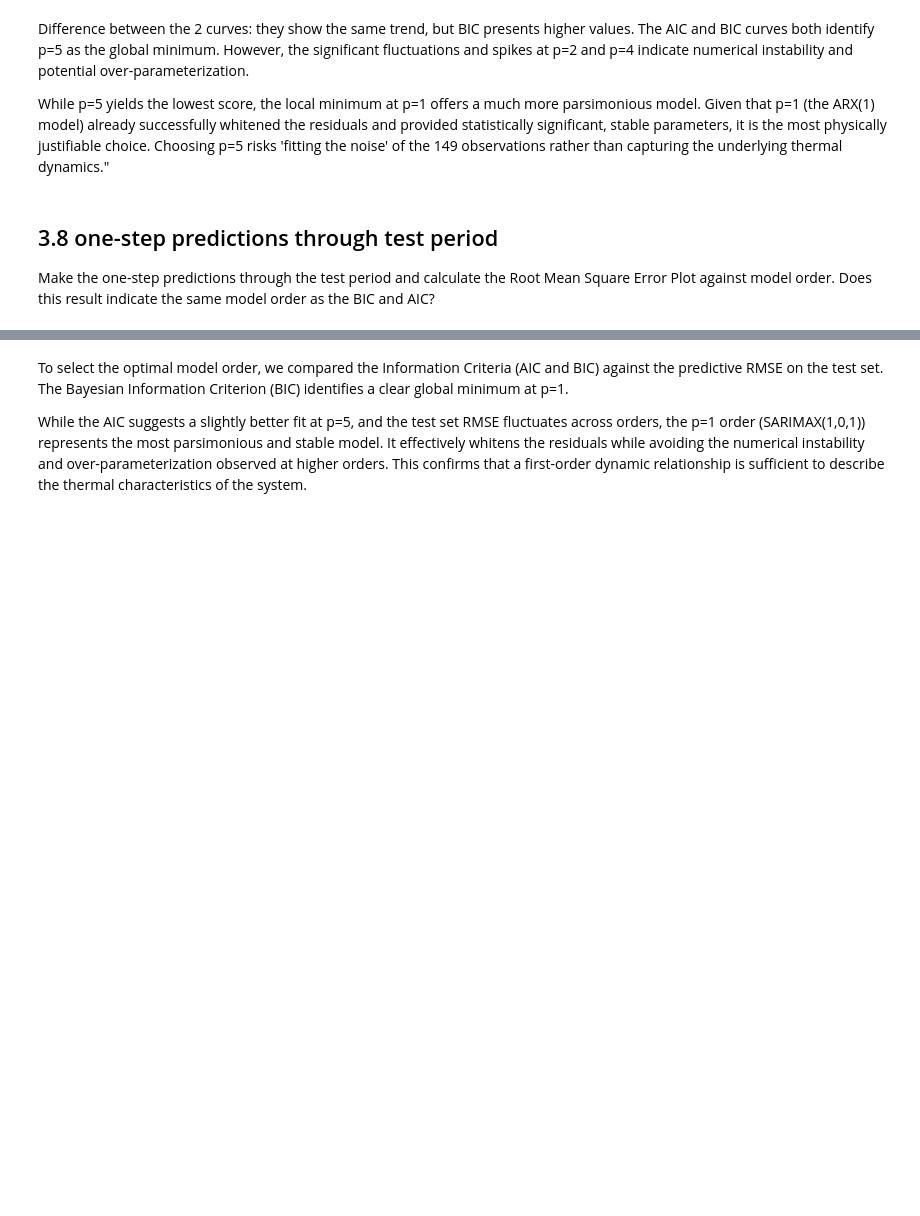
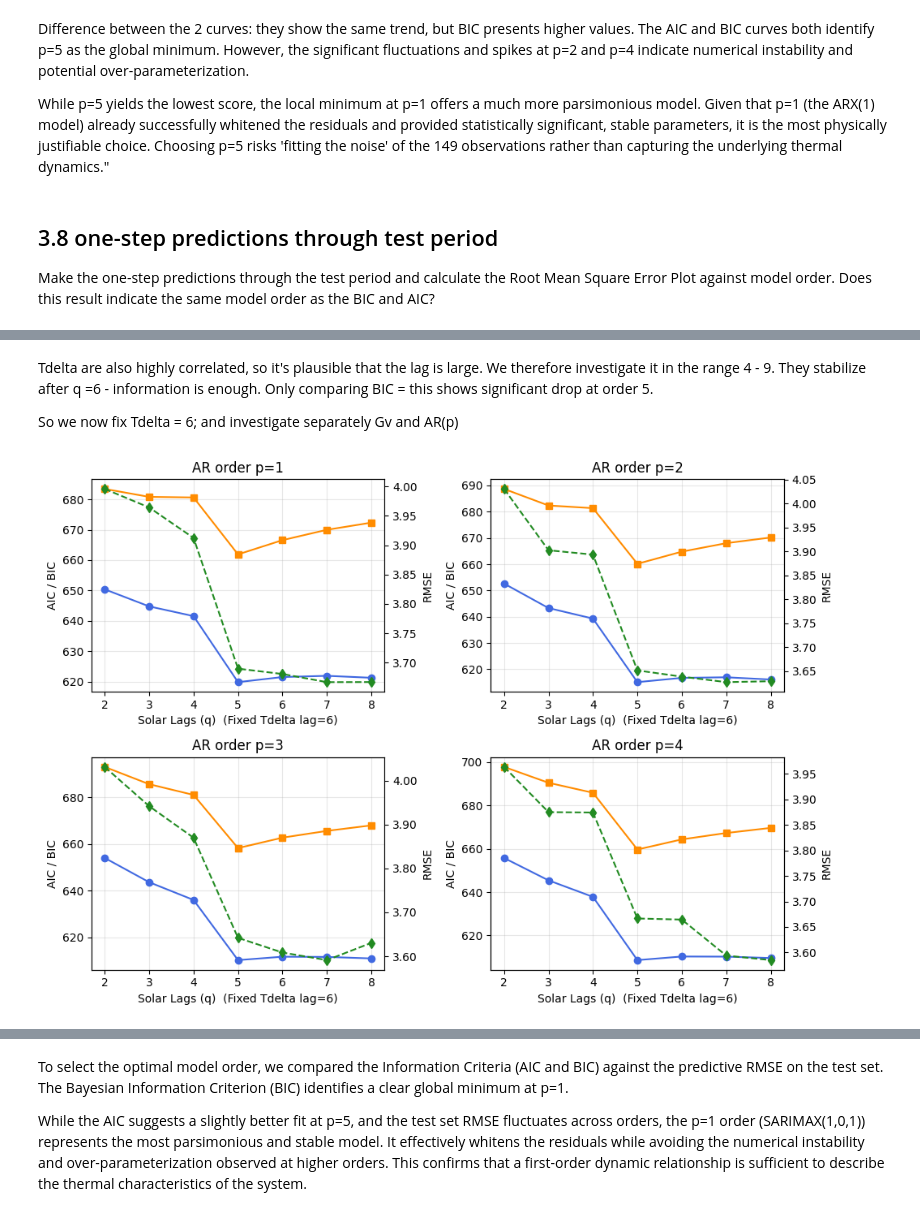
Before and after one commit to valentinatrolese02-collab/time_series_analysis, a Jupyter notebook: assignment3/ex3.ipynb, the cells around one changed output, grey strips where cells are left out. Drawn from its saved outputs; the diff is of its cells as text; code cells hidden in the pictures; blank space fills up the shorter version.

```diff
--- a/assignment3/ex3.ipynb
+++ b/assignment3/ex3.ipynb
@@ -640,0 +655,62 @@ plt.show()
+# %% [markdown]
+Tdelta are also highly correlated, so it's plausible that the lag is large. We therefore investigate it in the range 4 - 9.
+They stabilize after q =6 - information is enough.
+Only comparing BIC = this shows significant drop at order 5.
+
+So we now fix Tdelta = 6; and investigate separately Gv and AR(p)
+# %%
+fixed_q = 6
+# Separate ranges for Gv lags and AR order
+gv_lags_range = range(2, 9) # q in your prompt
+ar_orders = range(1,5)    # p in your prompt
+
+fig, axes = plt.subplots(2, 2, figsize=(10, 7))
+axes = axes.flatten()
+
+for i, p in enumerate(ar_orders):
+    aic_values = []
+    bic_values = []
+    rmse_values = []
+
+    for gv_q in gv_lags_range:
+        # Tdelta fixed at 6, AR fixed at p+1, Gv varies with gv_q
+        current_exog_cols = [f'Gv.l{k}' for k in range(gv_q)] + \
+                            [f'Tdelta.l{k}' for k in range(fixed_q)]
+
+        X_train = df_train[current_exog_cols]
+        X_test = df_test[current_exog_cols]
+
+        # Fit SARIMAX(p+1, 0, 0)
+        model = sm.tsa.statespace.SARIMAX(df_train['Ph'],
+                                          exog=X_train,
+                                          order=(p+1, 0, 0))
+        res = model.fit(disp=False)
+
+        aic_values.append(res.aic)
+        bic_values.append(res.bic)
+
+        forecast = res.get_prediction(start=len(df_train),
+                                      end=len(df_train) + len(df_test) - 1,
+                                      exog=X_test)
+        predictions = forecast.predicted_mean
+        rmse = np.sqrt(np.mean((df_test['Ph'].values - predictions.values)**2))
+        rmse_values.append(rmse)
+
+    # Plotting each AR scenario
+    ax1 = axes[i]
+    ax1.plot(gv_lags_range, aic_values, marker='o', color='royalblue', label='AIC')
+    ax1.plot(gv_lags_range, bic_values, marker='s', color='darkorange', label='BIC')
+    ax1.set_title(f'AR order p={p}')
+    ax1.set_xlabel('Solar Lags (q)  (Fixed Tdelta lag=6)')
+    ax1.set_ylabel('AIC / BIC')
+    ax1.grid(True, alpha=0.3)
+
+    ax2 = ax1.twinx()
+    ax2.plot(gv_lags_range, rmse_values, marker='d', color='forestgreen', linestyle='--', label='RMSE')
+    ax2.yaxis.set_major_formatter(mticker.FormatStrFormatter('%.2f'))
+    ax2.set_ylabel('RMSE')
+
+plt.tight_layout()
+plt.show()
+# %% [output]
+[figure, added]
```
Also changed, not shown: parts of 16 cells of this notebook, 10 other files.
